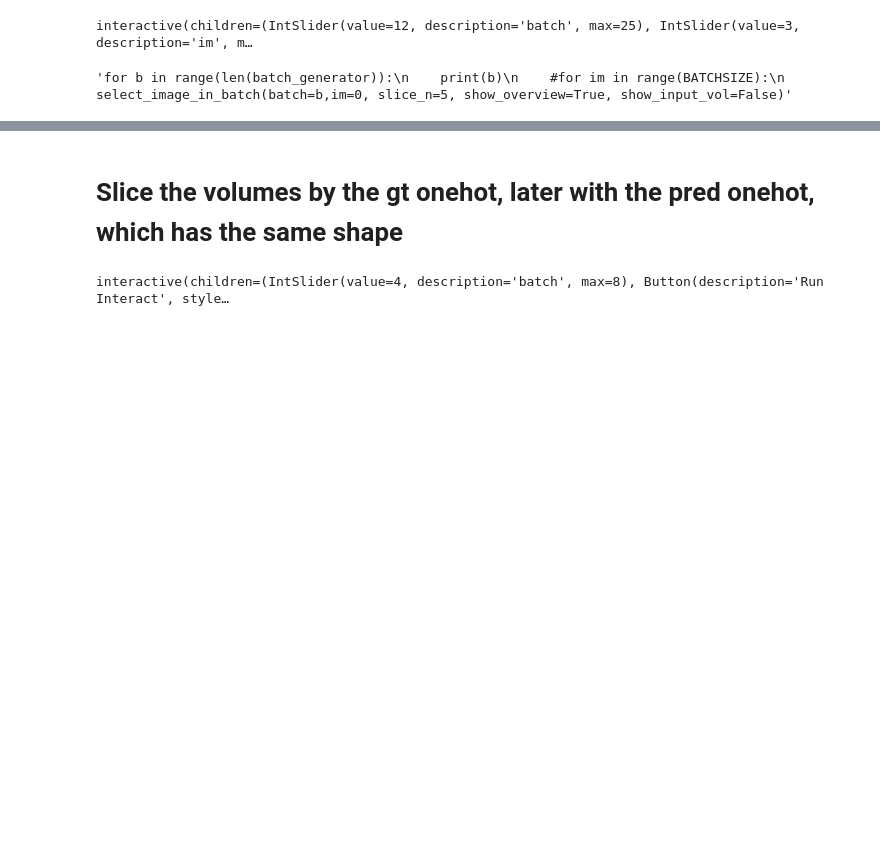
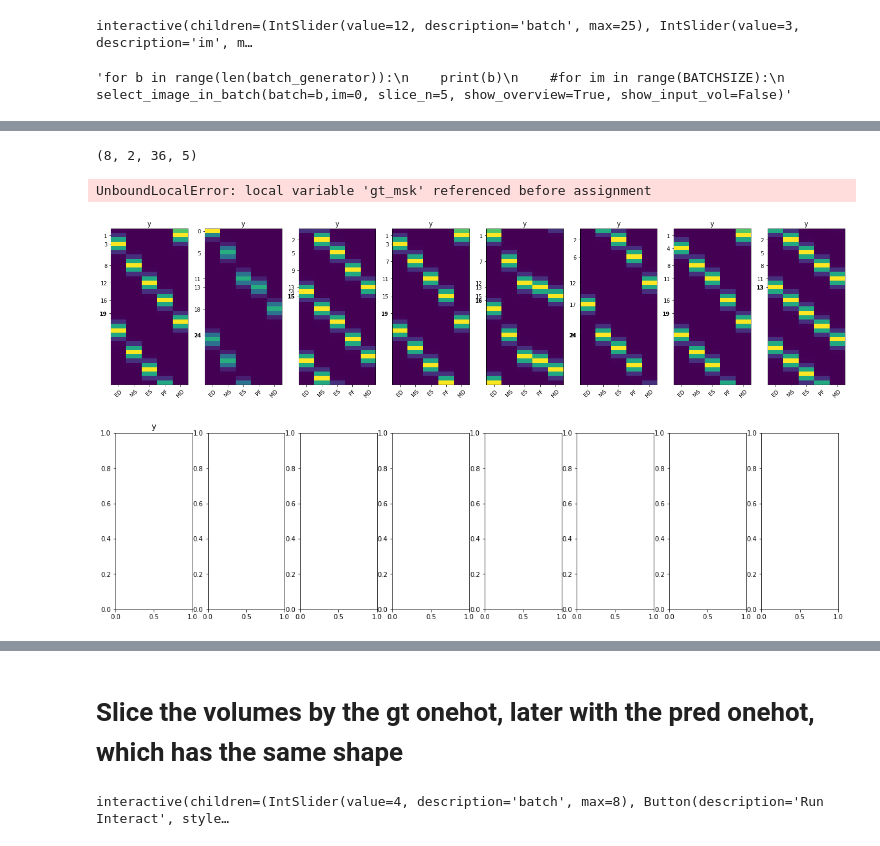
Before and after one commit to Cardio-AI/cmr-phase2phase-registration, a Jupyter notebook: notebooks/Dataset/Test_Generator_phase_regression.ipynb, the cells around one changed output, grey strips where cells are left out. Drawn from its saved outputs; the diff is of its cells as text; code cells hidden in the pictures; blank space fills up the shorter version.

```diff
--- a/notebooks/Dataset/Test_Generator_phase_regression.ipynb
+++ b/notebooks/Dataset/Test_Generator_phase_regression.ipynb
@@ -399,0 +354,14 @@ Epoch 8/100
+# %%
+temp = outputs[:]
+show_phases(temp)
+print(temp.shape)
+#print(temp.mean(axis=-1))
+temp1 = tf.nn.softmax(temp[:,0,...], axis=-1)
+show_phases(temp1)
+print(temp1.shape)
+#print(temp1.mean(axis=-1))
+# %% [output]
+(8, 2, 36, 5)
+UnboundLocalError: local variable 'gt_msk' referenced before assignment
+[figure, added]
+[figure, added]
```
Also changed, not shown: parts of 11 cells of this notebook, 6 other files.
